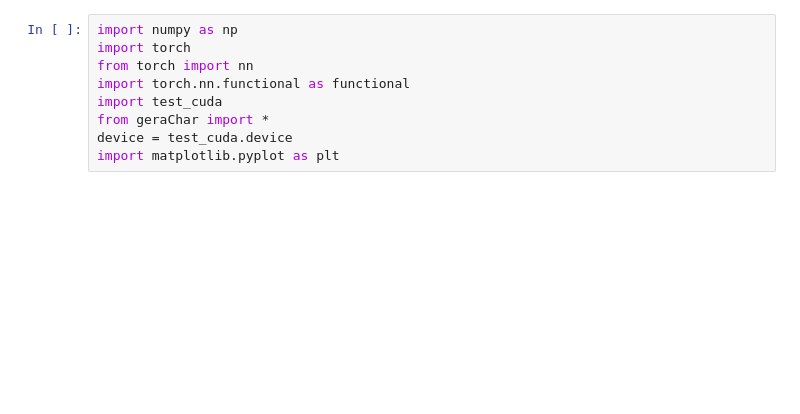
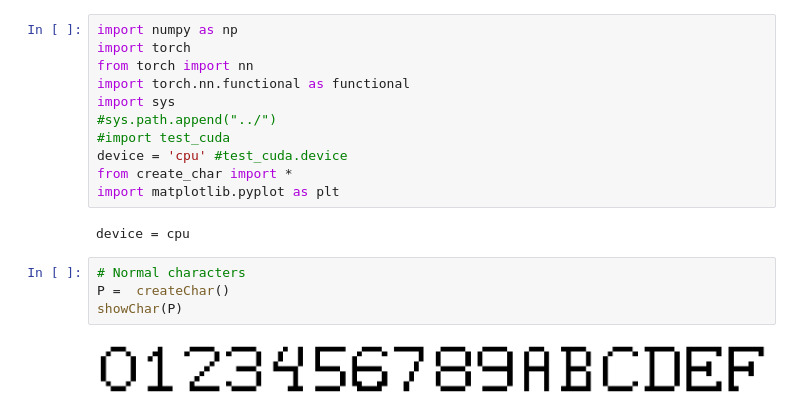
Before and after one commit to Vinicius667/ML, a Jupyter notebook: 2 Character Identification/main.ipynb, the cells around one changed output. Cells and saved outputs as stored; diff of their text form; blank space fills up the shorter version.

```diff
--- a/2 Character Identification/main.ipynb
+++ b/2 Character Identification/main.ipynb
@@ -3,7 +3,17 @@ import numpy as np
 import torch
 from torch import nn
 import torch.nn.functional as functional
-import test_cuda
-from geraChar import *
-device = test_cuda.device
+import sys
+#sys.path.append("../")
+#import test_cuda
+device = 'cpu' #test_cuda.device
+from create_char import *
 import matplotlib.pyplot as plt
+# %% [output]
+device = cpu
+# %%
+# Normal characters
+P =  createChar()
+showChar(P)
+# %% [output]
+[figure, added]
```
Also changed, not shown: parts of 8 cells of this notebook, 4 other files.
